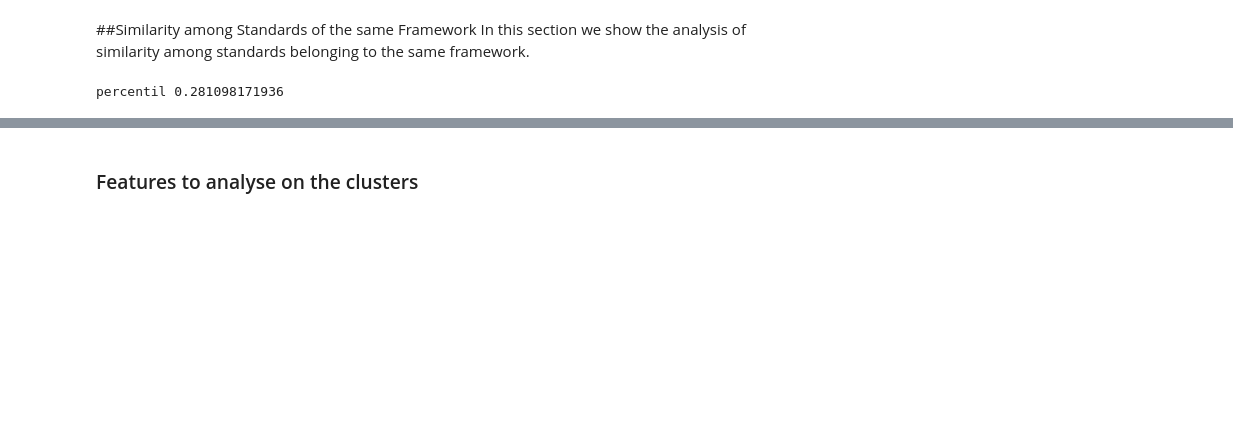
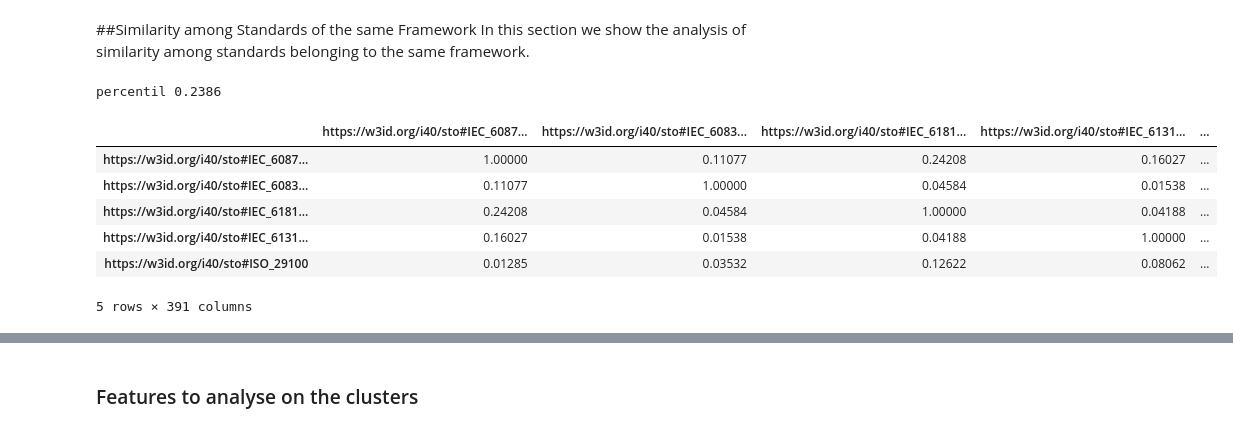
Before and after one commit to i40-Tools/I40KG-Embeddings, a Jupyter notebook: Community-Analysis.ipynb, the cells around one changed output, grey strips where cells are left out. Drawn from its saved outputs; the diff is of its cells as text; code cells hidden in the pictures; blank space fills up the shorter version.

```diff
--- a/Community-Analysis.ipynb
+++ b/Community-Analysis.ipynb
@@ -120,7 +121,7 @@ list_sim = []
 
 
 g = Graph()
-g.parse("sto/sto.nt", format="nt")
+g.parse("sto/sto-enriched.nt", format="nt")
 
 len(g) # prints 2
 
@@ -134,7 +135,8 @@ qres = g.query(
     } limit 1000""")
 
 
-with open("embeddings/TransE/entities_to_embeddings.json",'rb') as f:
+#with open("embeddings/TransE/entities_to_embeddings.json",'rb') as f:
+with open("embeddings/TransR/sto-enriched/entities_to_embeddings.json",'rb') as f:
     array = json.load(f)
 new_dict = {}
 for row in qres:
@@ -151,33 +153,45 @@ with open('output_standard_same_framework.json','w') as f:
     json.dump(new_dict, f)
 
 
 #to read the file containing standards/frameworks along with their embeddings
 with open('output_standard_same_framework.json', 'r') as f:
     array = json.load(f)
 
 
 list_n = [*array]
 entities = "\n".join(str(x) for x in list_n)
 n_ent = str(len(list_n))
 with open(ENTITIES_FILE, "w") as entity:
     entity.write(n_ent+"\n"+entities)
 
 #print(len([*array]))
 #compare each standard/framework with all the other standards/frameworks to find cosine similarity
 result = {}
 s=n_ent+"\n"
+cosine_matrix = pd.DataFrame(index=list(array.keys()), columns=list(array.keys()))
+cosine_matrix = cosine_matrix.fillna(0.0)
 with open(SIMETRIC_MATRIX_FILE, "w") as fs:
     for key,value in array.items():
         for keyC,valueC in array.items():
-            #print(value)
+            #print(key, value, '--', keyC, valueC)
             #sim = cosine_similarity([value,valueC])[0][1] #send the values of the standards/frameworks to cosine similarity function
             sim = abs(1-scipy.spatial.distance.cosine(value,valueC)) #send the values of the standards/frameworks to cosine similarity function
+            sim = round(sim, 5)
             s += str(sim) + " "
             list_sim.append(sim)
+            cosine_matrix.at[key, keyC] = sim
         s = s.rstrip(" ")
         fs.write(s + "\n")
         s = ""
 
-print("percentil", np.percentile(list_sim, 95))
+print("percentil", np.percentile(list_sim, 90))
+cosine_matrix.head()
 # %% [output]
-percentil 0.281098171936
+percentil 0.2386
+|  | https://w3id.org/i40/sto#IEC_6087... | https://w3id.org/i40/sto#IEC_6083... | https://w3id.org/i40/sto#IEC_6181... | https://w3id.org/i40/sto#IEC_6131... | ... |
+| https://w3id.org/i40/sto#IEC_6087... | 1.00000 | 0.11077 | 0.24208 | 0.16027 | ... |
+| https://w3id.org/i40/sto#IEC_6083... | 0.11077 | 1.00000 | 0.04584 | 0.01538 | ... |
+| https://w3id.org/i40/sto#IEC_6181... | 0.24208 | 0.04584 | 1.00000 | 0.04188 | ... |
+| https://w3id.org/i40/sto#IEC_6131... | 0.16027 | 0.01538 | 0.04188 | 1.00000 | ... |
+| https://w3id.org/i40/sto#ISO_29100 | 0.01285 | 0.03532 | 0.12622 | 0.08062 | ... |
+5 rows × 391 columns
```
Also changed, not shown: parts of 30 cells of this notebook, 40 other files.
